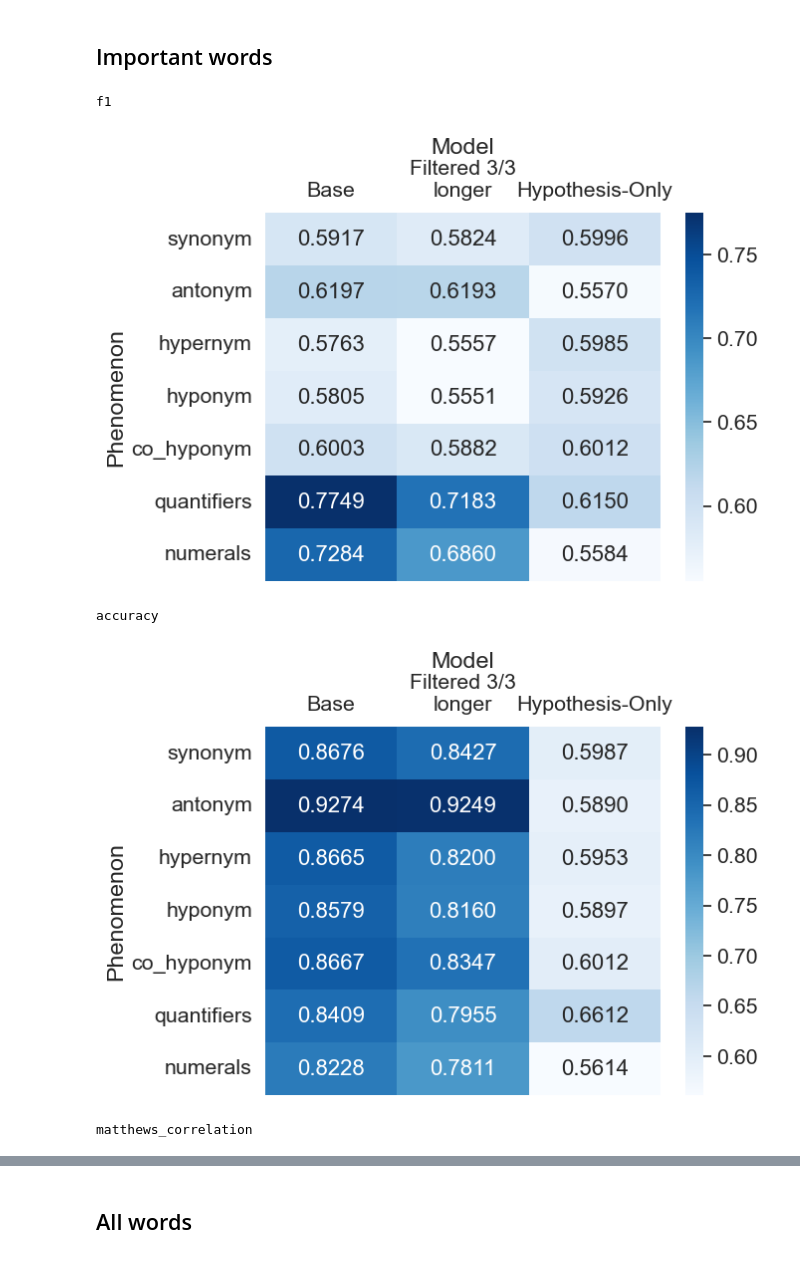
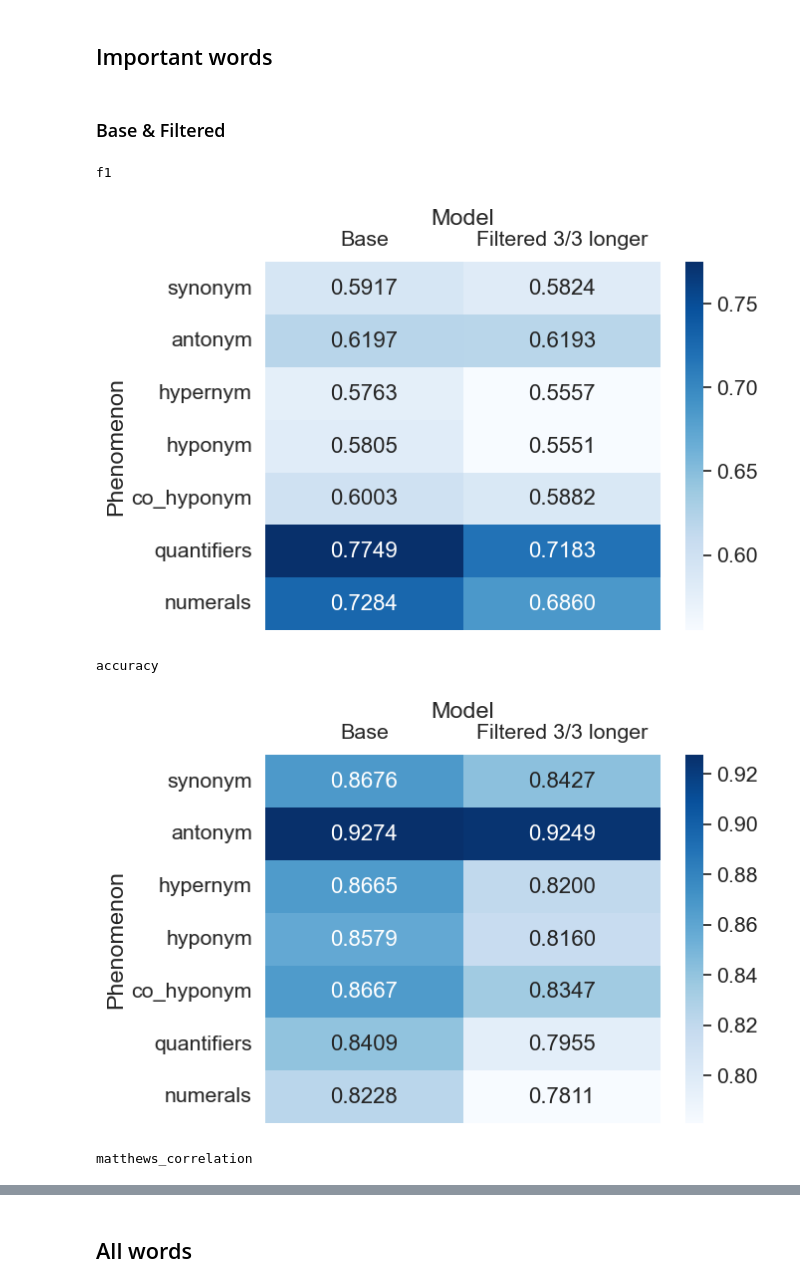
Before and after one commit to study-group-lit/lit, a Jupyter notebook: visualisations/metric_heatmaps_phenomena.ipynb, the cells around one changed output, grey strips where cells are left out. Cells and saved outputs as stored; diff of their text form; code cells hidden in the pictures.

Commit message:
Split figures

```diff
--- a/visualisations/metric_heatmaps_phenomena.ipynb
+++ b/visualisations/metric_heatmaps_phenomena.ipynb
@@ -9,27 +9,31 @@ from semplotlib import plot_metric_heatmap_phenomena
 metrics = ["f1", "accuracy", "matthews_correlation"]
 # %% [markdown]
 ## Important words
+# %% [markdown]
+### Base & Filtered
 # %%
 path_mapping = {
     "Base": "../scripts/metrics_by_phenomena/results/roberta-base-finetuned-mnli.json",
-    "Filtered 3/3 longer": "../scripts/metrics_by_phenomena/results/roberta-base-finetuned-mnli-maximum_two_6.json",
-    "Hypothesis-Only": "../scripts/metrics_by_phenomena_mnli_hypothesis_only/results/roberta-base-finetuned-mnli-hypothesis-only.json"
+    "Filtered 3/3 longer": "../scripts/metrics_by_phenomena/results/roberta-base-finetuned-mnli-maximum_two_6.json"
 }
+
+phenomena = ["synonym", "antonym", "hypernym", "hyponym", "co_hyponym", "quantifiers", "numerals"]
+models = ["Base", "Filtered 3/3 longer"]
 
 for metric in metrics:
     metric_data = []
     for model in path_mapping.items():
         model_data = []
         with open(model[1], "r") as f:
             metrics_data = json.load(f)
             for phenomenon_data in metrics_data:
                 model_data.append(phenomenon_data[metric])
         metric_data.append(model_data)
     print(metric)
-    plot_metric_heatmap_phenomena(np.array(metric_data).T, save_path=f"../report/images/metric_heatmaps_phenomena/important_words/{metric}.pdf")
+    plot_metric_heatmap_phenomena(np.array(metric_data).T, models, phenomena, save_path=f"../report/images/metric_heatmaps_phenomena/important_words/base_filtered_{metric}.pdf")
 # %% [output]
 f1
-[figure, old version]
+[figure, new version]
 accuracy
-[figure, old version]
+[figure, new version]
 matthews_correlation
```
Also changed, not shown: parts of 6 cells of this notebook, 17 other files.
